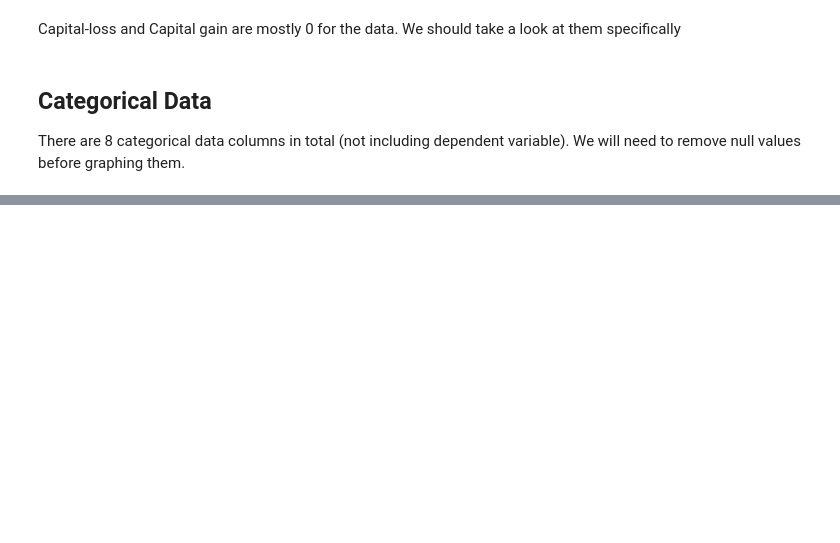
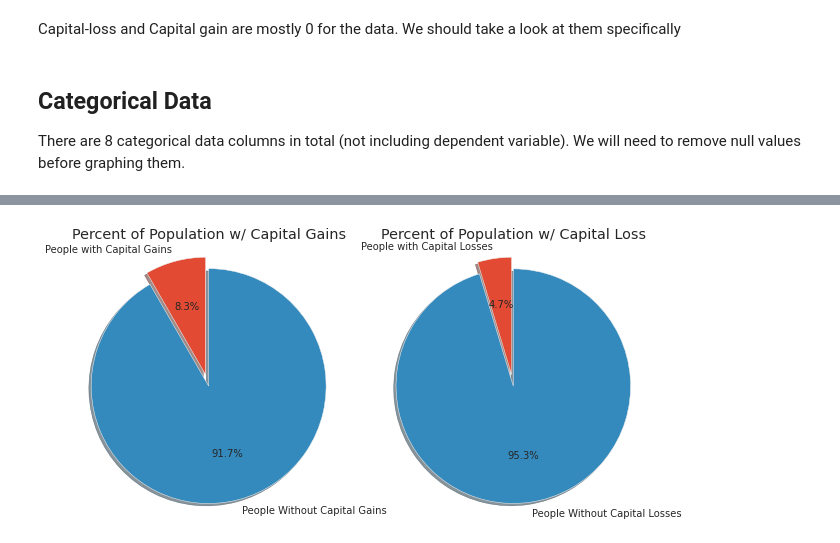
Before and after one commit to zongqi-wang/578-Data-Visualization, a Jupyter notebook: Data_Exploration_and_Visualizations.ipynb, the cells around one changed output, grey strips where cells are left out. Saved outputs shown, nothing was run; the diff lists cells and outputs as text; code cells hidden in the pictures; blank space fills up the shorter version.

```diff
--- a/Data_Exploration_and_Visualizations.ipynb
+++ b/Data_Exploration_and_Visualizations.ipynb
@@ -380,0 +301,22 @@ plt.show()
+# %%
+plt.rcParams["figure.figsize"] = (10,5)
+explode = (0.1,0)  # only "explode" the 2nd slice (i.e. 'Hogs'
+gains = np.sum(train_dat['capital-gain'] > 0)/train_dat.shape[0]
+losses = np.sum(train_dat['capital-loss'] > 0)/train_dat.shape[0]
+percent = [gains, 1 - gains]
+labels = ["People with Capital Gains", 'People Without Capital Gains']
+fig1, (ax1, ax2) = plt.subplots(1, 2)
+ax1.pie(percent, explode=explode, labels = labels, autopct='%1.1f%%',
+        shadow=True, startangle=90)
+ax1.axis('equal')  # Equal aspect ratio ensures that pie is drawn as a circle.
+
+ax2.pie([losses, 1-losses], explode = explode,
+        labels = ["People with Capital Losses", 'People Without Capital Losses'],
+        autopct = '%1.1f%%', shadow = True, startangle=90)
+ax2.axis('equal')
+
+ax1.title.set_text('Percent of Population w/ Capital Gains')
+ax2.title.set_text('Percent of Population w/ Capital Loss')
+plt.show()
+# %% [output]
+[figure, added]
```
Also changed, not shown: parts of 63 cells of this notebook.
